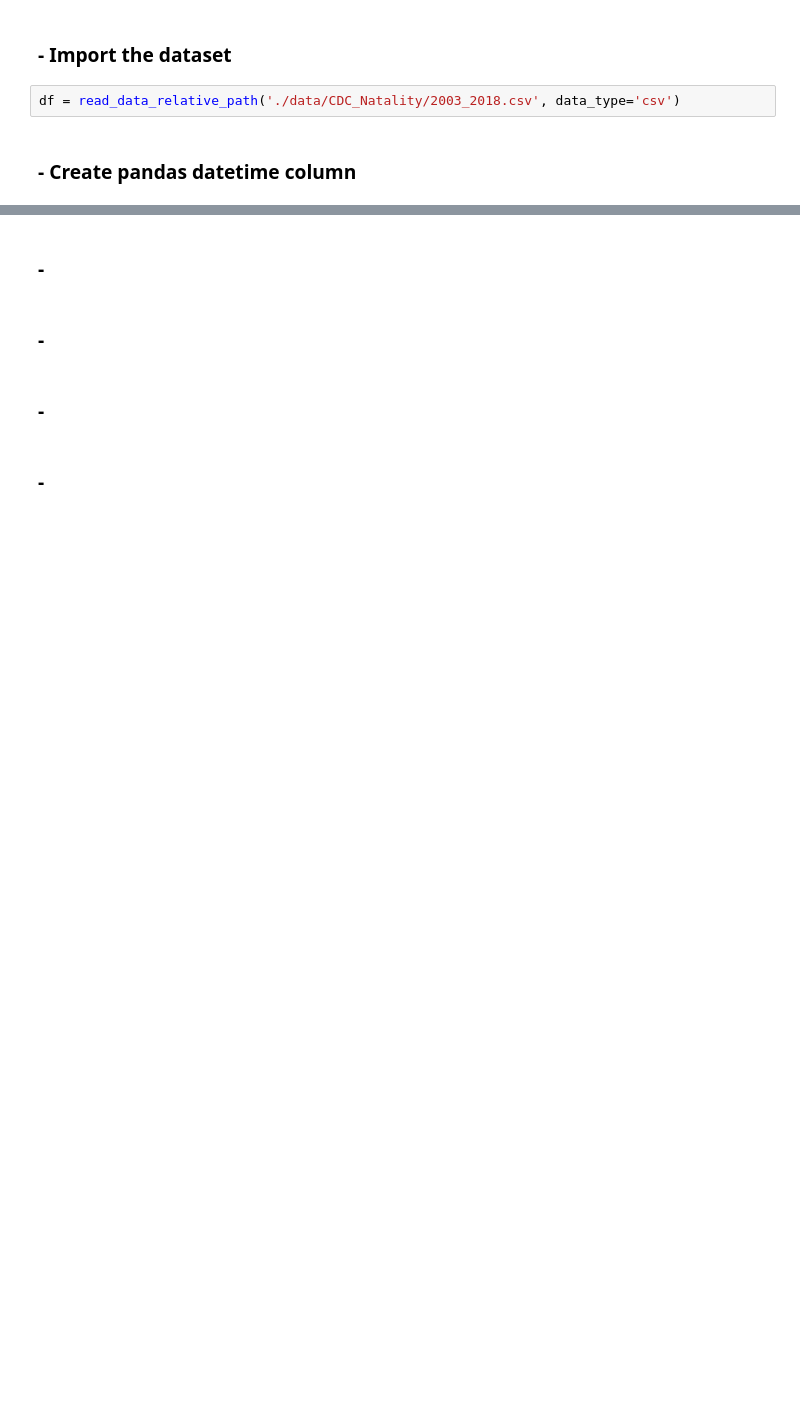
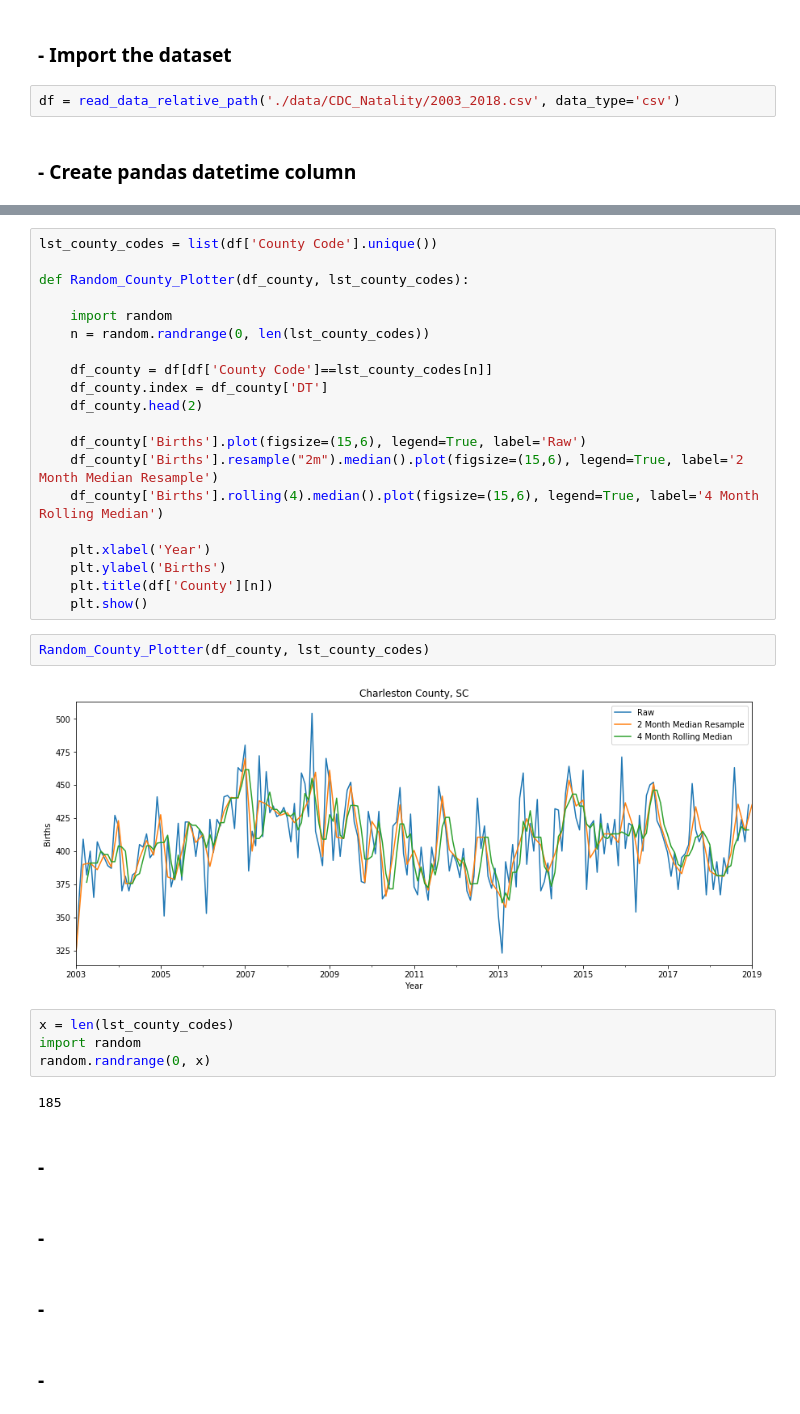
Before and after one commit to Data-Science-Link/Baby_Boom, a Jupyter notebook: scripts/EDA.ipynb, the cells around one changed output, grey strips where cells are left out. Drawn from its saved outputs; the diff is of its cells as text; blank space fills up the shorter version.

```diff
--- a/scripts/EDA.ipynb
+++ b/scripts/EDA.ipynb
@@ -24,3 +73,33 @@ df.sample(3)
+# %%
+lst_county_codes = list(df['County Code'].unique())
+
+def Random_County_Plotter(df_county, lst_county_codes):
+
+    import random
+    n = random.randrange(0, len(lst_county_codes))
+
+    df_county = df[df['County Code']==lst_county_codes[n]]
+    df_county.index = df_county['DT']
+    df_county.head(2)
+
+    df_county['Births'].plot(figsize=(15,6), legend=True, label='Raw')
+    df_county['Births'].resample("2m").median().plot(figsize=(15,6), legend=True, label='2 Month Median Resample')
+    df_county['Births'].rolling(4).median().plot(figsize=(15,6), legend=True, label='4 Month Rolling Median')
+
+    plt.xlabel('Year')
+    plt.ylabel('Births')
+    plt.title(df['County'][n])
+    plt.show()
+# %%
+Random_County_Plotter(df_county, lst_county_codes)
+# %% [output]
+[figure, added]
+# %%
+x = len(lst_county_codes)
+import random
+random.randrange(0, x)
+# %% [output]
+185
 # %% [markdown]
 ### -
 # %% [markdown]
```
Also changed, not shown: parts of 8 cells of this notebook.
